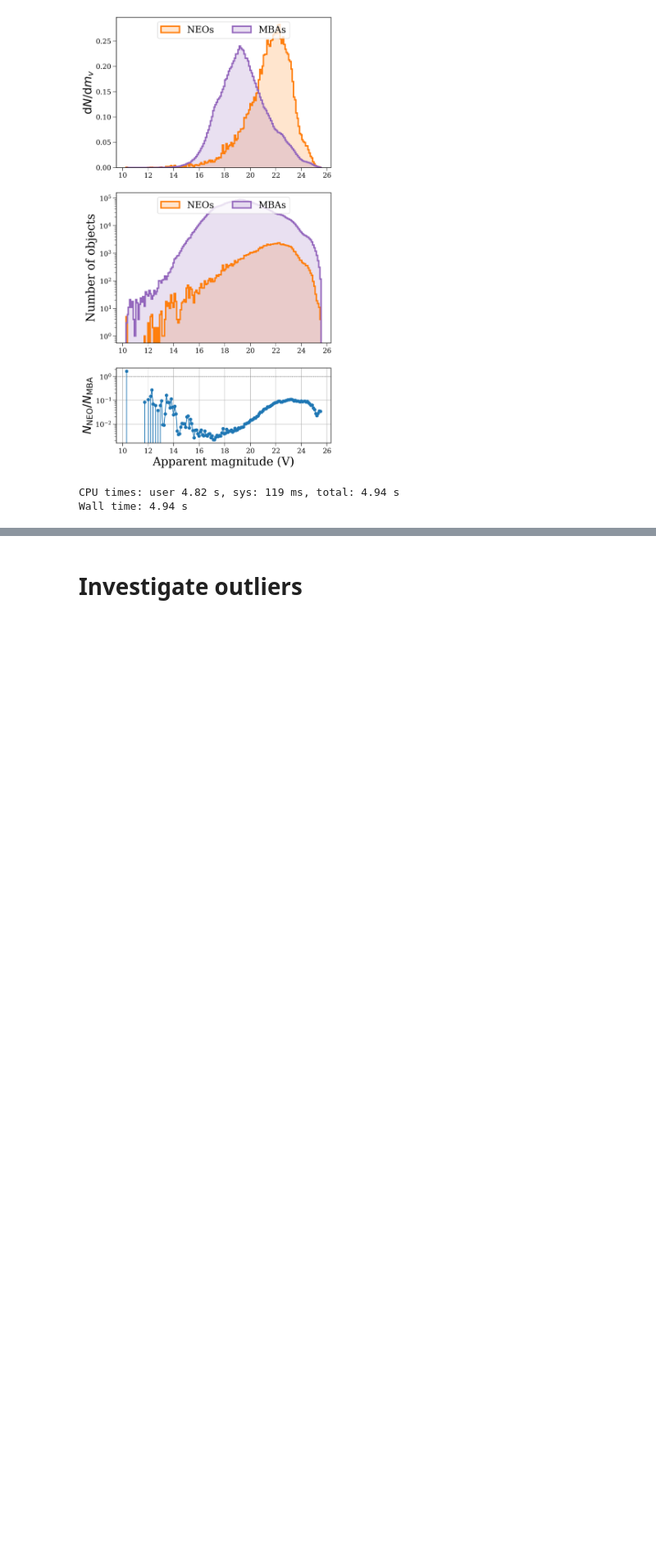
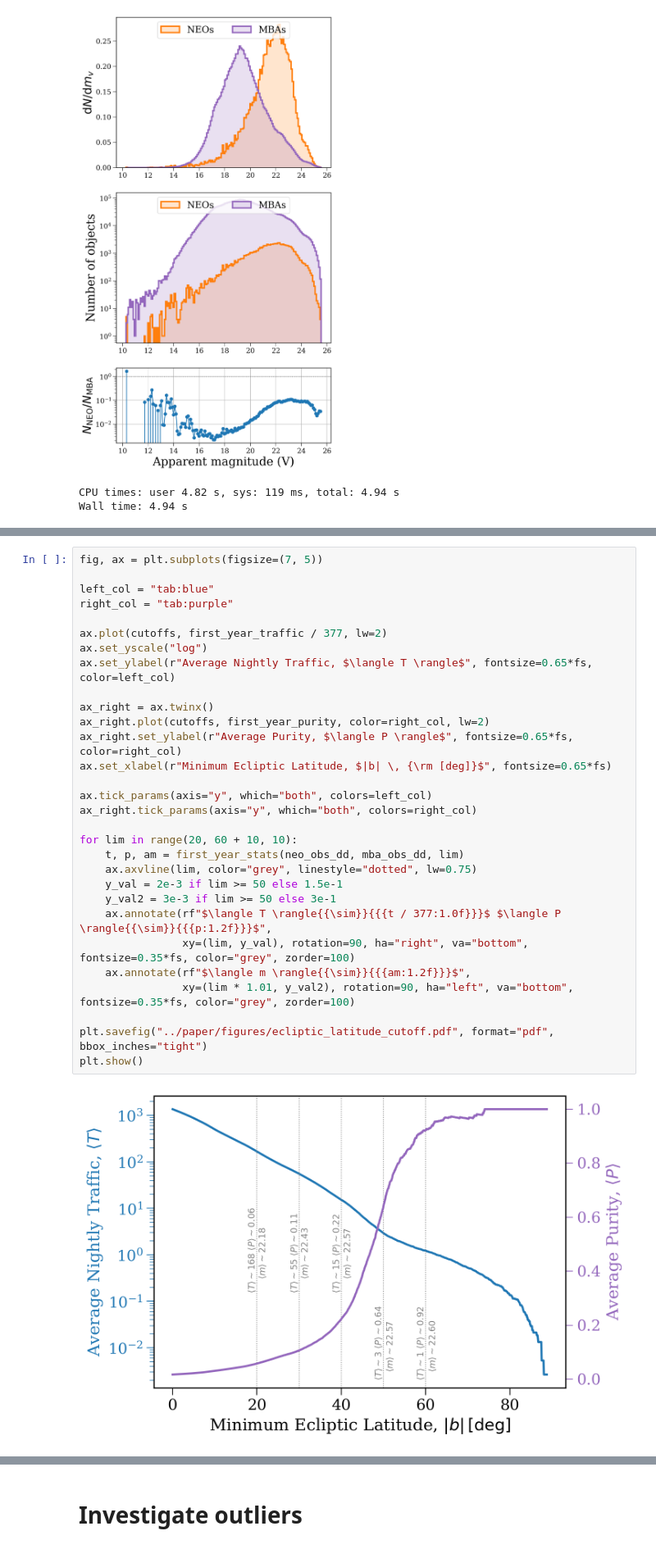
Before and after one commit to dirac-institute/hybrid_sso_catalogue, a Jupyter notebook: lsst_detection_probability/Predict misses.ipynb, the cells around one changed output, grey strips where cells are left out. Shown at 82% size. Drawn from its saved outputs; the diff is of its cells as text; blank space fills up the shorter version.

```diff
--- a/lsst_detection_probability/Predict misses.ipynb
+++ b/lsst_detection_probability/Predict misses.ipynb
@@ -467,0 +568,32 @@ Wall time: 3.4 s
+# %%
+fig, ax = plt.subplots(figsize=(7, 5))
+
+left_col = "tab:blue"
+right_col = "tab:purple"
+
+ax.plot(cutoffs, first_year_traffic / 377, lw=2)
+ax.set_yscale("log")
+ax.set_ylabel(r"Average Nightly Traffic, $\langle T \rangle$", fontsize=0.65*fs, color=left_col)
+
+ax_right = ax.twinx()
+ax_right.plot(cutoffs, first_year_purity, color=right_col, lw=2)
+ax_right.set_ylabel(r"Average Purity, $\langle P \rangle$", fontsize=0.65*fs, color=right_col)
+ax.set_xlabel(r"Minimum Ecliptic Latitude, $|b| \, {\rm [deg]}$", fontsize=0.65*fs)
+
+ax.tick_params(axis="y", which="both", colors=left_col)
+ax_right.tick_params(axis="y", which="both", colors=right_col)
+
+for lim in range(20, 60 + 10, 10):
+    t, p, am = first_year_stats(neo_obs_dd, mba_obs_dd, lim)
+    ax.axvline(lim, color="grey", linestyle="dotted", lw=0.75)
+    y_val = 2e-3 if lim >= 50 else 1.5e-1
+    y_val2 = 3e-3 if lim >= 50 else 3e-1
+    ax.annotate(rf"$\langle T \rangle{{\sim}}{{{t / 377:1.0f}}}$ $\langle P \rangle{{\sim}}{{{p:1.2f}}}$",
+                xy=(lim, y_val), rotation=90, ha="right", va="bottom", fontsize=0.35*fs, color="grey", zorder=100)
+    ax.annotate(rf"$\langle m \rangle{{\sim}}{{{am:1.2f}}}$",
+                xy=(lim * 1.01, y_val2), rotation=90, ha="left", va="bottom", fontsize=0.35*fs, color="grey", zorder=100)
+
+plt.savefig("../paper/figures/ecliptic_latitude_cutoff.pdf", format="pdf", bbox_inches="tight")
+plt.show()
+# %% [output]
+[figure, added]
```
Also changed, not shown: parts of 41 cells of this notebook, 3 other files.
